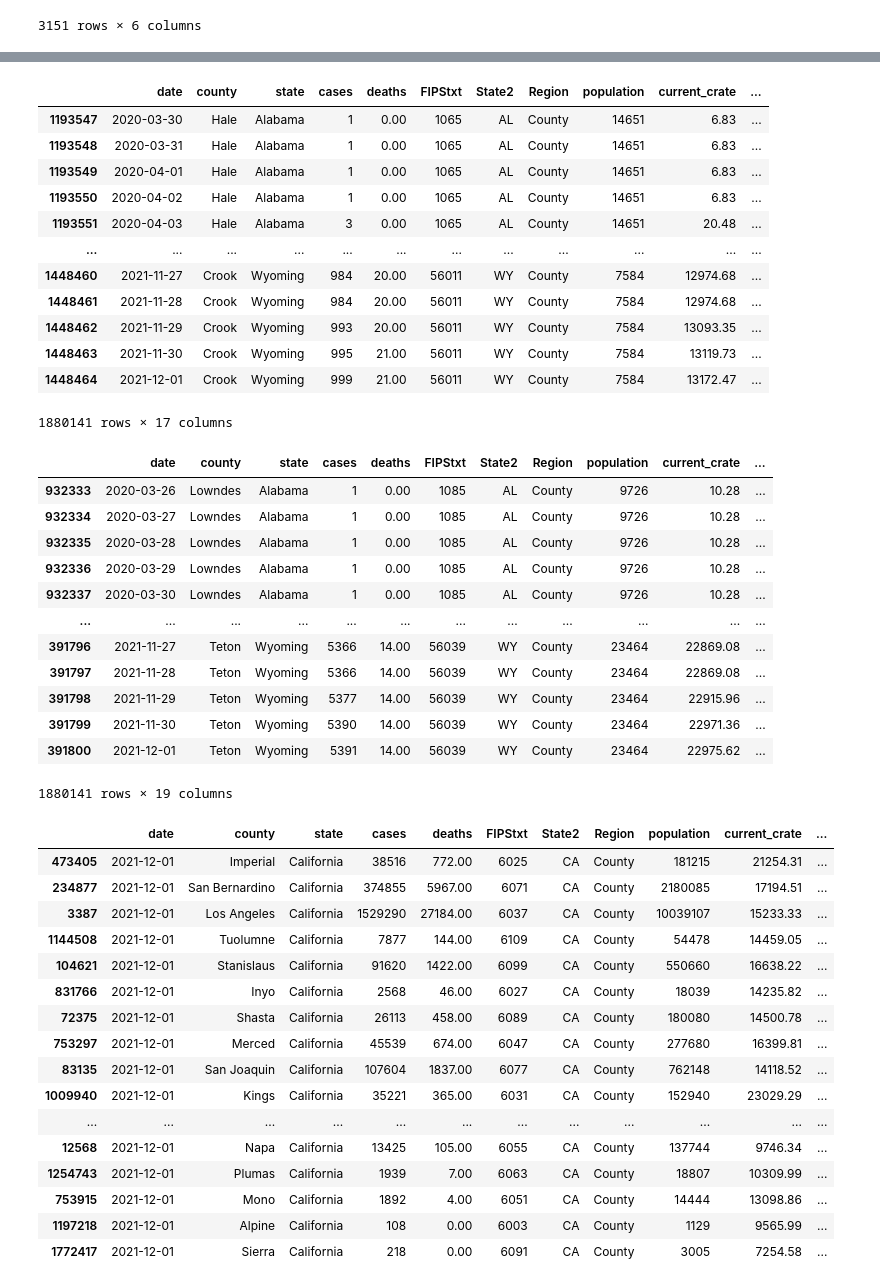
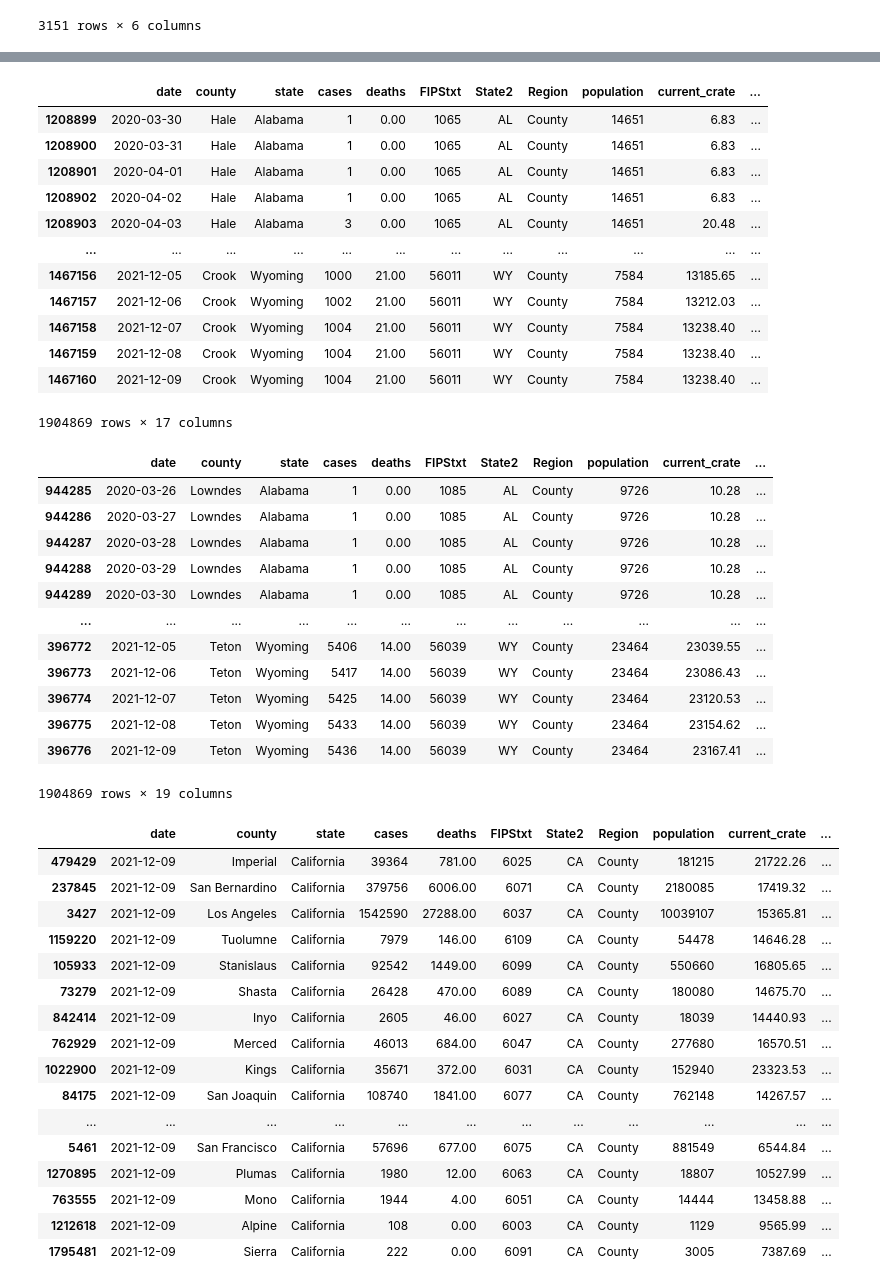
Before and after one commit to menlodoug/covid_crunching, a Jupyter notebook: pandas/COVID_USA.ipynb, the cells around one changed output, grey strips where cells are left out. Drawn from its saved outputs; the diff is of its cells as text; code cells hidden in the pictures.

```diff
--- a/pandas/COVID_USA.ipynb
+++ b/pandas/COVID_USA.ipynb
@@ -94,7 +94,7 @@ counties
 # %%
 # Isolate data from most current day.
 
-counties_us = counties[(counties['date'] == '2021-12-01') & (counties['Region'] == 'County')]
+counties_us = counties[(counties['date'] == '2021-12-09') & (counties['Region'] == 'County')]
 counties_us
 # %% [output]
 |  | date | county | state | cases | deaths | FIPStxt | State2 | Region | population | current_crate | ... |
@@ -209,18 +209,18 @@ usa[ '14day_case_avg' ] = usa.case_day.rolling(14).mean()
 usa
 # %% [output]
 |  | date | county | state | cases | deaths | FIPStxt | State2 | Region | population | current_crate | ... |
-| 1193547 | 2020-03-30 | Hale | Alabama | 1 | 0.00 | 1065 | AL | County | 14651 | 6.83 | ... |
-| 1193548 | 2020-03-31 | Hale | Alabama | 1 | 0.00 | 1065 | AL | County | 14651 | 6.83 | ... |
-| 1193549 | 2020-04-01 | Hale | Alabama | 1 | 0.00 | 1065 | AL | County | 14651 | 6.83 | ... |
-| 1193550 | 2020-04-02 | Hale | Alabama | 1 | 0.00 | 1065 | AL | County | 14651 | 6.83 | ... |
-| 1193551 | 2020-04-03 | Hale | Alabama | 3 | 0.00 | 1065 | AL | County | 14651 | 20.48 | ... |
+| 1208899 | 2020-03-30 | Hale | Alabama | 1 | 0.00 | 1065 | AL | County | 14651 | 6.83 | ... |
+| 1208900 | 2020-03-31 | Hale | Alabama | 1 | 0.00 | 1065 | AL | County | 14651 | 6.83 | ... |
+| 1208901 | 2020-04-01 | Hale | Alabama | 1 | 0.00 | 1065 | AL | County | 14651 | 6.83 | ... |
+| 1208902 | 2020-04-02 | Hale | Alabama | 1 | 0.00 | 1065 | AL | County | 14651 | 6.83 | ... |
+| 1208903 | 2020-04-03 | Hale | Alabama | 3 | 0.00 | 1065 | AL | County | 14651 | 20.48 | ... |
 | ... | ... | ... | ... | ... | ... | ... | ... | ... | ... | ... | ... |
-| 1448460 | 2021-11-27 | Crook | Wyoming | 984 | 20.00 | 56011 | WY | County | 7584 | 12974.68 | ... |
-| 1448461 | 2021-11-28 | Crook | Wyoming | 984 | 20.00 | 56011 | WY | County | 7584 | 12974.68 | ... |
-| 1448462 | 2021-11-29 | Crook | Wyoming | 993 | 20.00 | 56011 | WY | County | 7584 | 13093.35 | ... |
-| 1448463 | 2021-11-30 | Crook | Wyoming | 995 | 21.00 | 56011 | WY | County | 7584 | 13119.73 | ... |
-| 1448464 | 2021-12-01 | Crook | Wyoming | 999 | 21.00 | 56011 | WY | County | 7584 | 13172.47 | ... |
+| 1467156 | 2021-12-05 | Crook | Wyoming | 1000 | 21.00 | 56011 | WY | County | 7584 | 13185.65 | ... |
+| 1467157 | 2021-12-06 | Crook | Wyoming | 1002 | 21.00 | 56011 | WY | County | 7584 | 13212.03 | ... |
+| 1467158 | 2021-12-07 | Crook | Wyoming | 1004 | 21.00 | 56011 | WY | County | 7584 | 13238.40 | ... |
+| 1467159 | 2021-12-08 | Crook | Wyoming | 1004 | 21.00 | 56011 | WY | County | 7584 | 13238.40 | ... |
+| 1467160 | 2021-12-09 | Crook | Wyoming | 1004 | 21.00 | 56011 | WY | County | 7584 | 13238.40 | ... |
-1880141 rows × 17 columns
+1904869 rows × 17 columns
 # %%
 # Break out daily death data from the New York Times csv that is cumulative in nature
 
@@ -230,18 +230,18 @@ usa[ '14day_death_avg' ] = usa.death_day.rolling(14).mean()
 usa
 # %% [output]
 |  | date | county | state | cases | deaths | FIPStxt | State2 | Region | population | current_crate | ... |
-| 932333 | 2020-03-26 | Lowndes | Alabama | 1 | 0.00 | 1085 | AL | County | 9726 | 10.28 | ... |
-| 932334 | 2020-03-27 | Lowndes | Alabama | 1 | 0.00 | 1085 | AL | County | 9726 | 10.28 | ... |
-| 932335 | 2020-03-28 | Lowndes | Alabama | 1 | 0.00 | 1085 | AL | County | 9726 | 10.28 | ... |
-| 932336 | 2020-03-29 | Lowndes | Alabama | 1 | 0.00 | 1085 | AL | County | 9726 | 10.28 | ... |
-| 932337 | 2020-03-30 | Lowndes | Alabama | 1 | 0.00 | 1085 | AL | County | 9726 | 10.28 | ... |
+| 944285 | 2020-03-26 | Lowndes | Alabama | 1 | 0.00 | 1085 | AL | County | 9726 | 10.28 | ... |
+| 944286 | 2020-03-27 | Lowndes | Alabama | 1 | 0.00 | 1085 | AL | County | 9726 | 10.28 | ... |
+| 944287 | 2020-03-28 | Lowndes | Alabama | 1 | 0.00 | 1085 | AL | County | 9726 | 10.28 | ... |
+| 944288 | 2020-03-29 | Lowndes | Alabama | 1 | 0.00 | 1085 | AL | County | 9726 | 10.28 | ... |
+| 944289 | 2020-03-30 | Lowndes | Alabama | 1 | 0.00 | 1085 | AL | County | 9726 | 10.28 | ... |
 | ... | ... | ... | ... | ... | ... | ... | ... | ... | ... | ... | ... |
-| 391796 | 2021-11-27 | Teton | Wyoming | 5366 | 14.00 | 56039 | WY | County | 23464 | 22869.08 | ... |
-| 391797 | 2021-11-28 | Teton | Wyoming | 5366 | 14.00 | 56039 | WY | County | 23464 | 22869.08 | ... |
-| 391798 | 2021-11-29 | Teton | Wyoming | 5377 | 14.00 | 56039 | WY | County | 23464 | 22915.96 | ... |
-| 391799 | 2021-11-30 | Teton | Wyoming | 5390 | 14.00 | 56039 | WY | County | 23464 | 22971.36 | ... |
-| 391800 | 2021-12-01 | Teton | Wyoming | 5391 | 14.00 | 56039 | WY | County | 23464 | 22975.62 | ... |
+| 396772 | 2021-12-05 | Teton | Wyoming | 5406 | 14.00 | 56039 | WY | County | 23464 | 23039.55 | ... |
+| 396773 | 2021-12-06 | Teton | Wyoming | 5417 | 14.00 | 56039 | WY | County | 23464 | 23086.43 | ... |
+| 396774 | 2021-12-07 | Teton | Wyoming | 5425 | 14.00 | 56039 | WY | County | 23464 | 23120.53 | ... |
+| 396775 | 2021-12-08 | Teton | Wyoming | 5433 | 14.00 | 56039 | WY | County | 23464 | 23154.62 | ... |
+| 396776 | 2021-12-09 | Teton | Wyoming | 5436 | 14.00 | 56039 | WY | County | 23464 | 23167.41 | ... |
-1880141 rows × 19 columns
+1904869 rows × 19 columns
 # %%
 # Export updated national data to csv for use in Tableau
 
@@ -249,26 +249,26 @@ usa.to_csv('daily_covid_us.csv', index=False)
 # %%
 # Filter California data to show only numbers for today
 
-counties_cal = usa[(usa['date'] == '2021-12-01') & (usa['state'] == 'California')]
+counties_cal = usa[(usa['date'] == '2021-12-09') & (usa['state'] == 'California')]
 counties_cal
 # %% [output]
 |  | date | county | state | cases | deaths | FIPStxt | State2 | Region | population | current_crate | ... |
-| 473405 | 2021-12-01 | Imperial | California | 38516 | 772.00 | 6025 | CA | County | 181215 | 21254.31 | ... |
-| 234877 | 2021-12-01 | San Bernardino | California | 374855 | 5967.00 | 6071 | CA | County | 2180085 | 17194.51 | ... |
-| 3387 | 2021-12-01 | Los Angeles | California | 1529290 | 27184.00 | 6037 | CA | County | 10039107 | 15233.33 | ... |
-| 1144508 | 2021-12-01 | Tuolumne | California | 7877 | 144.00 | 6109 | CA | County | 54478 | 14459.05 | ... |
-| 104621 | 2021-12-01 | Stanislaus | California | 91620 | 1422.00 | 6099 | CA | County | 550660 | 16638.22 | ... |
-| 831766 | 2021-12-01 | Inyo | California | 2568 | 46.00 | 6027 | CA | County | 18039 | 14235.82 | ... |
-| 72375 | 2021-12-01 | Shasta | California | 26113 | 458.00 | 6089 | CA | County | 180080 | 14500.78 | ... |
-| 753297 | 2021-12-01 | Merced | California | 45539 | 674.00 | 6047 | CA | County | 277680 | 16399.81 | ... |
-| 83135 | 2021-12-01 | San Joaquin | California | 107604 | 1837.00 | 6077 | CA | County | 762148 | 14118.52 | ... |
-| 1009940 | 2021-12-01 | Kings | California | 35221 | 365.00 | 6031 | CA | County | 152940 | 23029.29 | ... |
+| 479429 | 2021-12-09 | Imperial | California | 39364 | 781.00 | 6025 | CA | County | 181215 | 21722.26 | ... |
+| 237845 | 2021-12-09 | San Bernardino | California | 379756 | 6006.00 | 6071 | CA | County | 2180085 | 17419.32 | ... |
+| 3427 | 2021-12-09 | Los Angeles | California | 1542590 | 27288.00 | 6037 | CA | County | 10039107 | 15365.81 | ... |
+| 1159220 | 2021-12-09 | Tuolumne | California | 7979 | 146.00 | 6109 | CA | County | 54478 | 14646.28 | ... |
+| 105933 | 2021-12-09 | Stanislaus | California | 92542 | 1449.00 | 6099 | CA | County | 550660 | 16805.65 | ... |
+| 73279 | 2021-12-09 | Shasta | California | 26428 | 470.00 | 6089 | CA | County | 180080 | 14675.70 | ... |
+| 842414 | 2021-12-09 | Inyo | California | 2605 | 46.00 | 6027 | CA | County | 18039 | 14440.93 | ... |
+| 762929 | 2021-12-09 | Merced | California | 46013 | 684.00 | 6047 | CA | County | 277680 | 16570.51 | ... |
+| 1022900 | 2021-12-09 | Kings | California | 35671 | 372.00 | 6031 | CA | County | 152940 | 23323.53 | ... |
+| 84175 | 2021-12-09 | San Joaquin | California | 108740 | 1841.00 | 6077 | CA | County | 762148 | 14267.57 | ... |
 | ... | ... | ... | ... | ... | ... | ... | ... | ... | ... | ... | ... |
-| 12568 | 2021-12-01 | Napa | California | 13425 | 105.00 | 6055 | CA | County | 137744 | 9746.34 | ... |
-| 1254743 | 2021-12-01 | Plumas | California | 1939 | 7.00 | 6063 | CA | County | 18807 | 10309.99 | ... |
-| 753915 | 2021-12-01 | Mono | California | 1892 | 4.00 | 6051 | CA | County | 14444 | 13098.86 | ... |
-| 1197218 | 2021-12-01 | Alpine | California | 108 | 0.00 | 6003 | CA | County | 1129 | 9565.99 | ... |
-| 1772417 | 2021-12-01 | Sierra | California | 218 | 0.00 | 6091 | CA | County | 3005 | 7254.58 | ... |
+| 5461 | 2021-12-09 | San Francisco | California | 57696 | 677.00 | 6075 | CA | County | 881549 | 6544.84 | ... |
+| 1270895 | 2021-12-09 | Plumas | California | 1980 | 12.00 | 6063 | CA | County | 18807 | 10527.99 | ... |
+| 763555 | 2021-12-09 | Mono | California | 1944 | 4.00 | 6051 | CA | County | 14444 | 13458.88 | ... |
+| 1212618 | 2021-12-09 | Alpine | California | 108 | 0.00 | 6003 | CA | County | 1129 | 9565.99 | ... |
+| 1795481 | 2021-12-09 | Sierra | California | 222 | 0.00 | 6091 | CA | County | 3005 | 7387.69 | ... |
 # %%
 # Show top 10 California counties based on largest current infection rate
 
```
Also changed, not shown: parts of 12 cells of this notebook, 51 other files.
